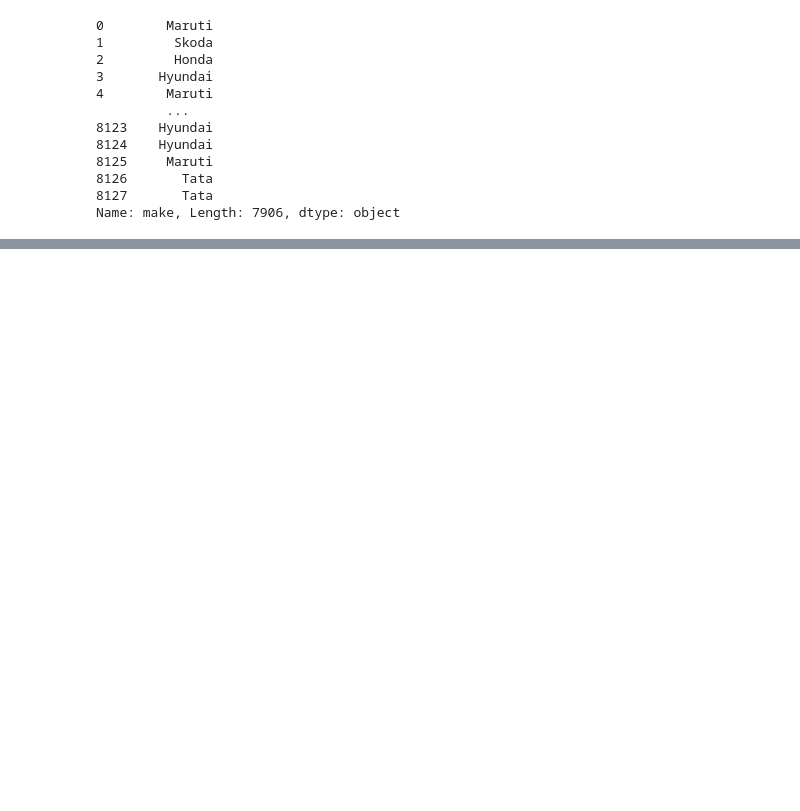
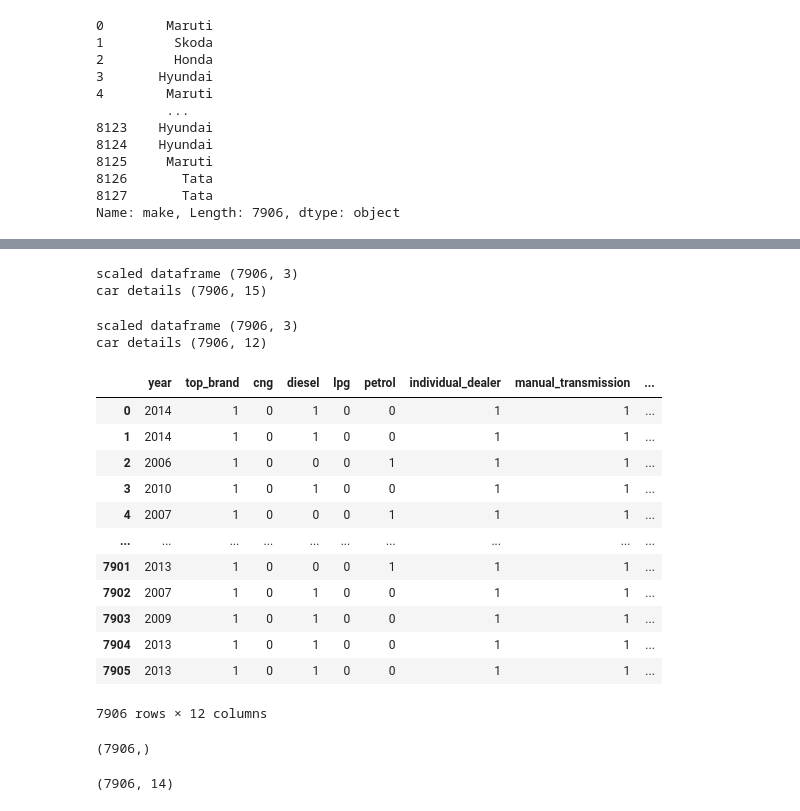
Before and after one commit to gaurangdave/linear_regression_assignment_1, a Jupyter notebook: modelling.ipynb, the cells around one changed output, grey strips where cells are left out. Saved outputs shown, nothing was run; the diff lists cells and outputs as text; code cells hidden in the pictures; blank space fills up the shorter version.

```diff
--- a/modelling.ipynb
+++ b/modelling.ipynb
@@ -328,0 +792,4 @@ car_details["top_brand"] = car_details["make"].apply(lambda f: 1 if f in top_bra
+# %%
+## Before we build the model we'll need to scale certain values
+## May be we can scale km_driven, mileage, engine & max_power
+columns_to_scale = ['km_driven', 'max_power', 'engine']
@@ -328,0 +818,31 @@ car_details["top_brand"] = car_details["make"].apply(lambda f: 1 if f in top_bra
+# %%
+print('scaled dataframe',scaled_df.shape)
+print('car details',car_details.shape)
+# %% [output]
+scaled dataframe (7906, 3)
+car details (7906, 15)
+# %%
+## Dropping original columns
+car_details = car_details.drop(columns=columns_to_scale, axis=1)
+
+print('scaled dataframe',scaled_df.shape)
+print('car details',car_details.shape)
+# %% [output]
+scaled dataframe (7906, 3)
+car details (7906, 12)
+# %%
+car_details
+# %% [output]
+|  | year | top_brand | cng | diesel | lpg | petrol | individual_dealer | manual_transmission | ... |
+| 0 | 2014 | 1 | 0 | 1 | 0 | 0 | 1 | 1 | ... |
+| 1 | 2014 | 1 | 0 | 1 | 0 | 0 | 1 | 1 | ... |
+| 2 | 2006 | 1 | 0 | 0 | 0 | 1 | 1 | 1 | ... |
+| 3 | 2010 | 1 | 0 | 1 | 0 | 0 | 1 | 1 | ... |
+| 4 | 2007 | 1 | 0 | 0 | 0 | 1 | 1 | 1 | ... |
+| ... | ... | ... | ... | ... | ... | ... | ... | ... | ... |
+| 7901 | 2013 | 1 | 0 | 0 | 0 | 1 | 1 | 1 | ... |
+| 7902 | 2007 | 1 | 0 | 1 | 0 | 0 | 1 | 1 | ... |
+| 7903 | 2009 | 1 | 0 | 1 | 0 | 0 | 1 | 1 | ... |
+| 7904 | 2013 | 1 | 0 | 1 | 0 | 0 | 1 | 1 | ... |
+| 7905 | 2013 | 1 | 0 | 1 | 0 | 0 | 1 | 1 | ... |
+7906 rows × 12 columns
@@ -328,0 +852,12 @@ car_details["top_brand"] = car_details["make"].apply(lambda f: 1 if f in top_bra
+# %%
+## Declare target variable
+y = car_details["selling_price"]
+y.shape
+# %% [output]
+(7906,)
+# %%
+# Declare the features
+X = car_details.drop(['selling_price'], axis=1)
+X.shape
+# %% [output]
+(7906, 14)
```
Also changed, not shown: parts of 76 cells of this notebook.
